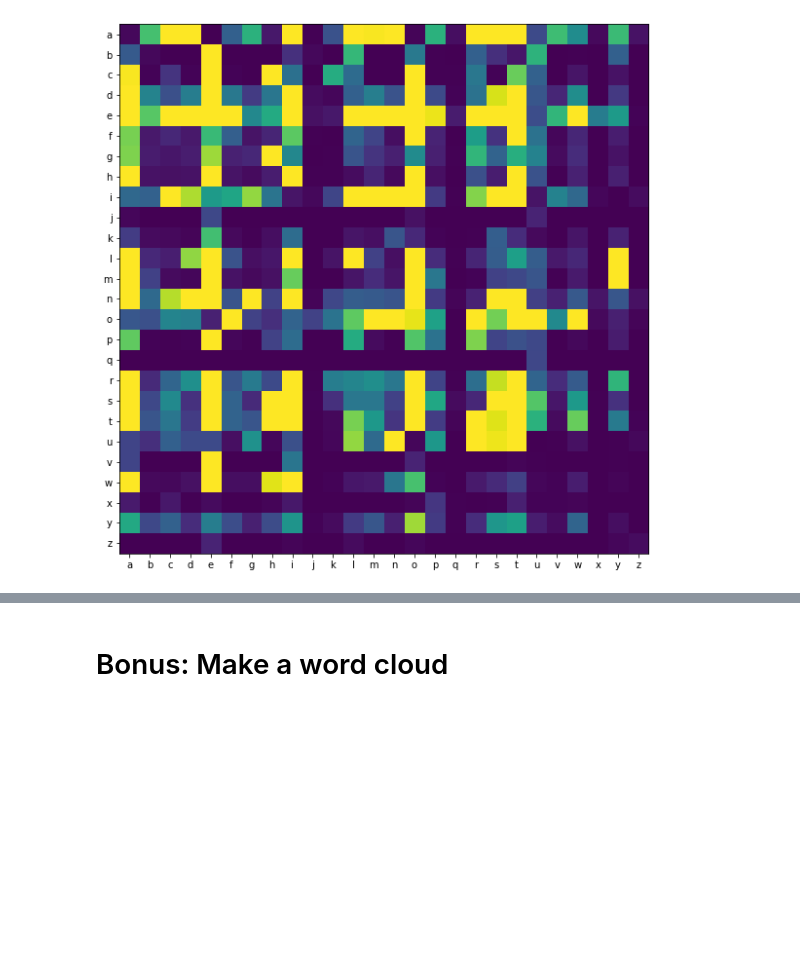
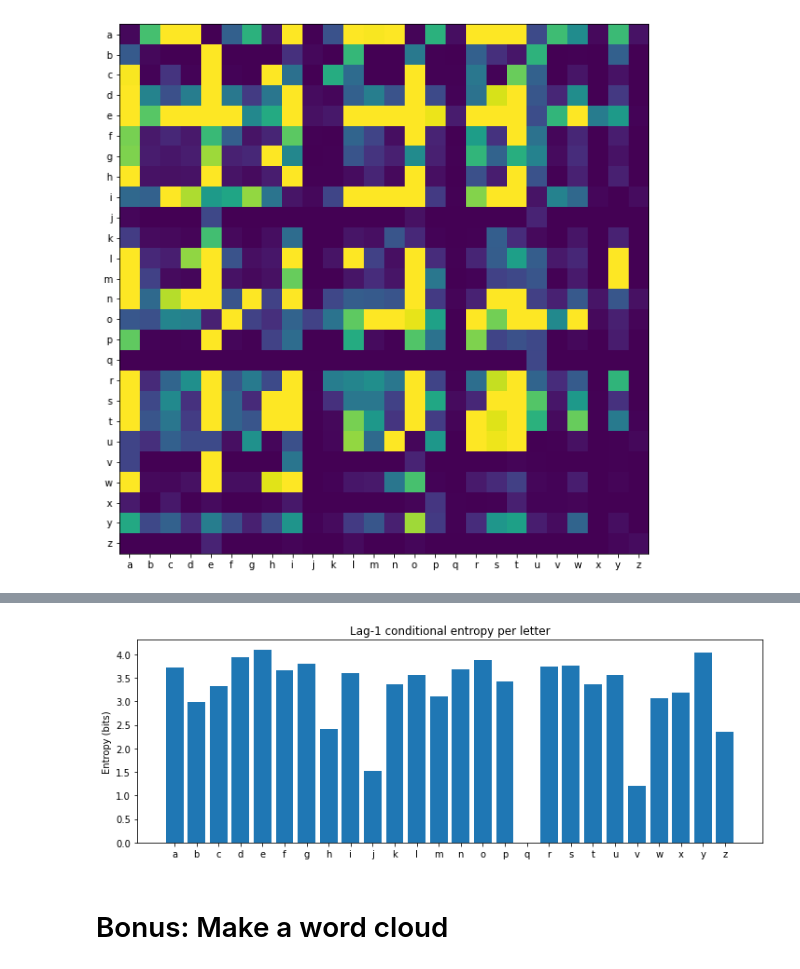
Before and after one commit to danieljwilson/Udemy-MasterPython, a Jupyter notebook: 03_entropyEnglish/MasPy_EntropyEnglish_helper.ipynb, the cells around one changed output, grey strips where cells are left out. Drawn from its saved outputs; the diff is of its cells as text; code cells hidden in the pictures; blank space fills up the shorter version.

```diff
--- a/03_entropyEnglish/MasPy_EntropyEnglish_helper.ipynb
+++ b/03_entropyEnglish/MasPy_EntropyEnglish_helper.ipynb
@@ -246,0 +268,6 @@ plt.show()
+# %%
+condentr = np.zeros(probmat.shape[0])
+
+for i in range(probmat.shape[0]):
+    probs = probmat[i,:] / sum(probmat[i,:])
+    condentr[i] = -np.sum(probs * np.log2(probs + np.finfo(float).eps))
@@ -247,15 +284,17 @@ plt.show()
 # %%
 # now compute conditional entropy
-
+# create prob vector of each for
 
 
 fig,ax = plt.subplots(1,figsize=(12,4))
-ax.bar(range(numLetters),condentr)
-ax.set_xticks(range(numLetters))
+ax.bar(range(len(condentr)),condentr)
+ax.set_xticks(range(len(condentr)))
 ax.set_xticklabels(letters)
 ax.set_ylabel('Entropy (bits)')
 ax.set_title('Lag-1 conditional entropy per letter')
 plt.show()
+# %% [output]
+[figure, added]
 # %% [markdown]
 # Bonus: Make a word cloud
 # %%
```
Also changed, not shown: parts of 6 cells of this notebook.
